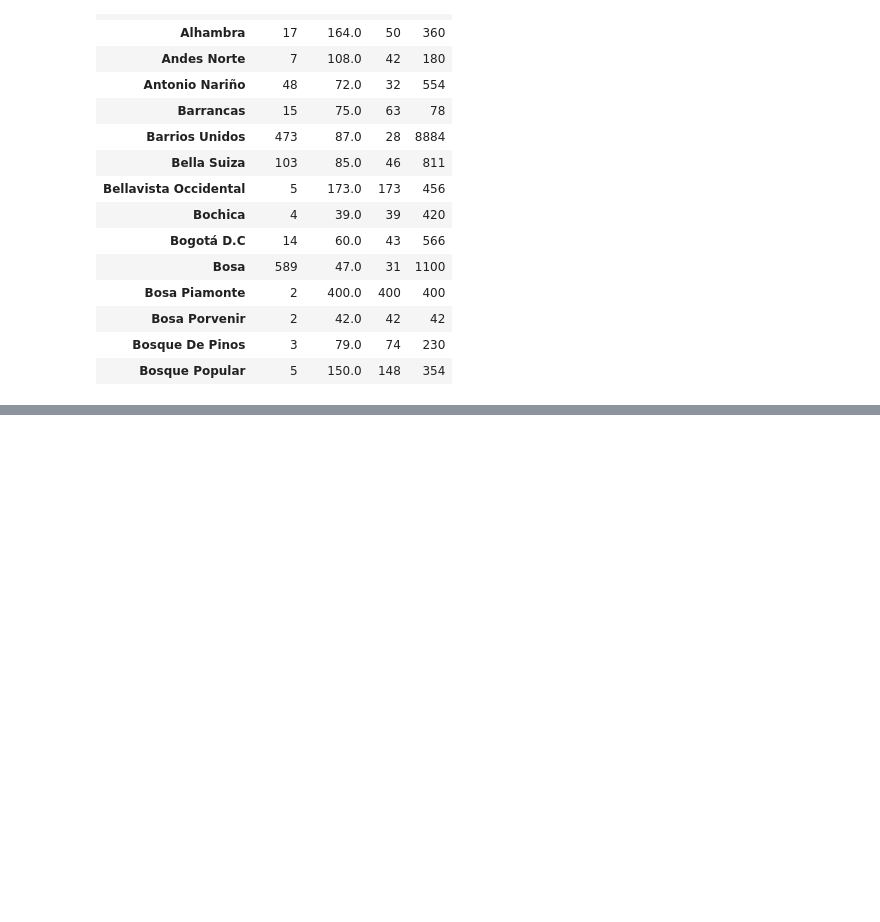
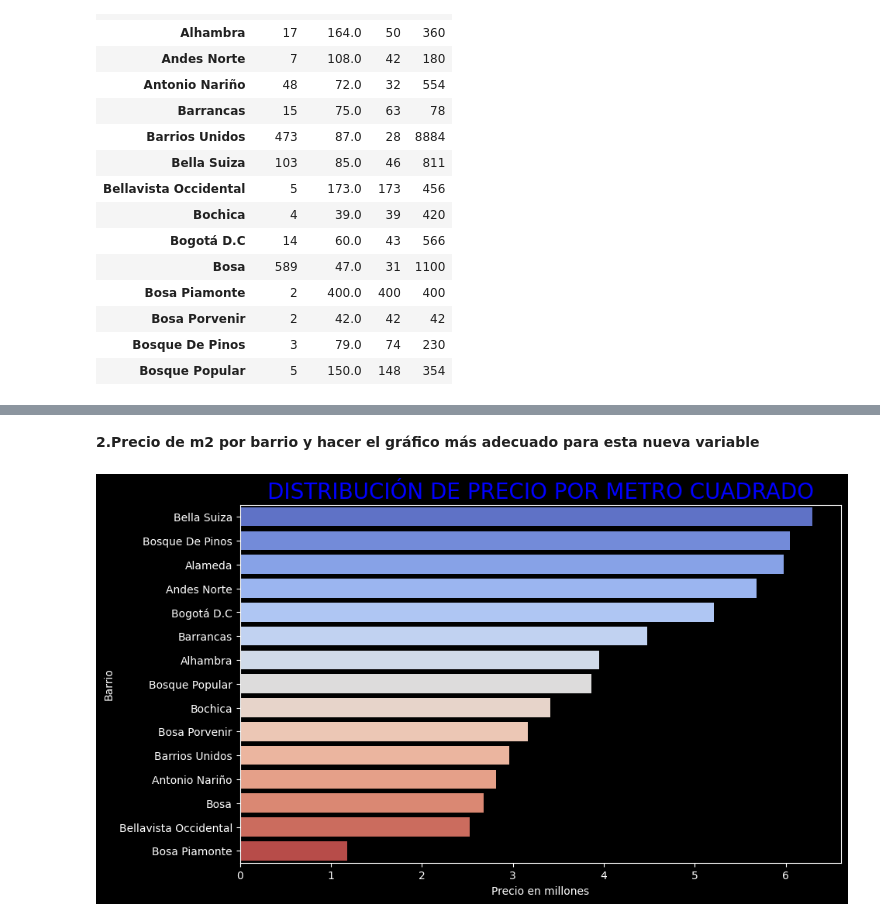
Before and after one commit to JorgeQuiroga07/Inmersion_de_Datos_Python, a Jupyter notebook: INMERSION_DATOS_AULA_1_QUIROGA_JORGE.ipynb, the cells around one changed output, grey strips where cells are left out. Cells and saved outputs as stored; diff of their text form; code cells hidden in the pictures; blank space fills up the shorter version.

```diff
--- a/INMERSION_DATOS_AULA_1_QUIROGA_JORGE.ipynb
+++ b/INMERSION_DATOS_AULA_1_QUIROGA_JORGE.ipynb
@@ -239,0 +473,18 @@ Datos_estadistico.head(15)
+# %% [markdown]
+**2.Precio de m2 por barrio y hacer el gráfico más adecuado para esta nueva variable**
+# %%
+ from pickle import NONE
+inmuebles_barrio_m2 = inmuebles.groupby('Barrio').mean().head(15)
+inmuebles_barrio_m2['Precio_m2'] = inmuebles_barrio_m2['Precio_Millon'] / inmuebles_barrio_m2['Area']
+inmuebles_barrio_m2.sort_values(by='Precio_m2', ascending=False, inplace=True)
+
+plt.figure(figsize=(10 ,6))
+grafica = sns.barplot(data=inmuebles_barrio_m2, y=inmuebles_barrio_m2.index, x='Precio_m2', palette='coolwarm',orient='h' )
+
+grafica.set_title('DISTRIBUCIÓN DE PRECIO POR METRO CUADRADO', color='blue', fontsize=20)
+grafica.set_xlabel('Precio en millones')
+grafica.set_ylabel('Barrio')
+
+plt.show()
+# %% [output]
+[figure, added]
```
Also changed, not shown: parts of 24 cells of this notebook.
